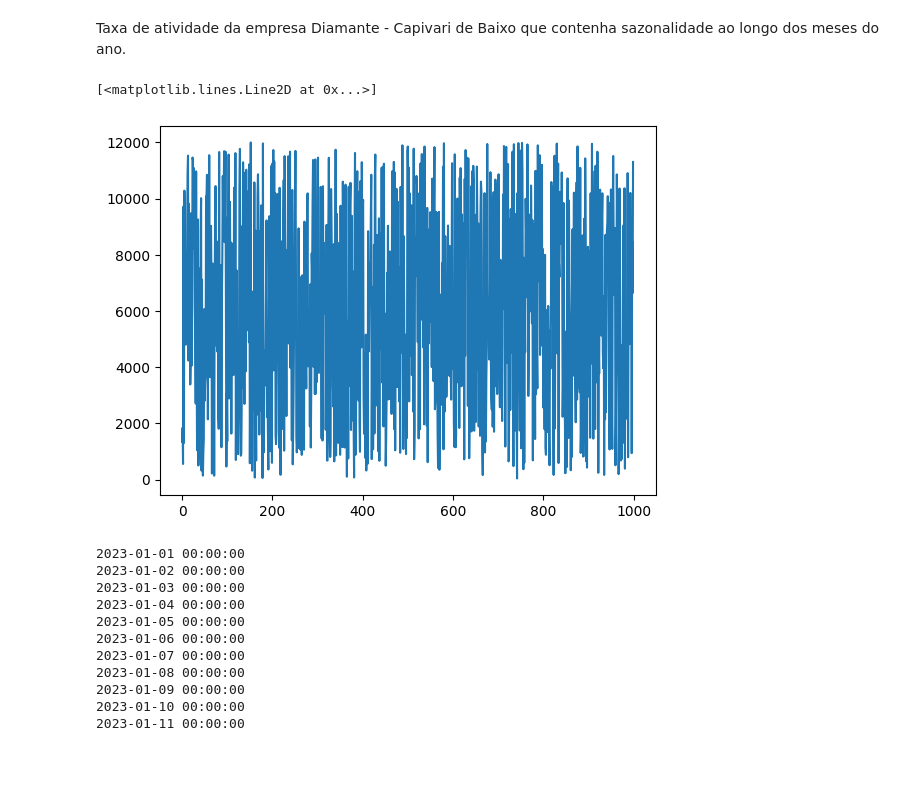
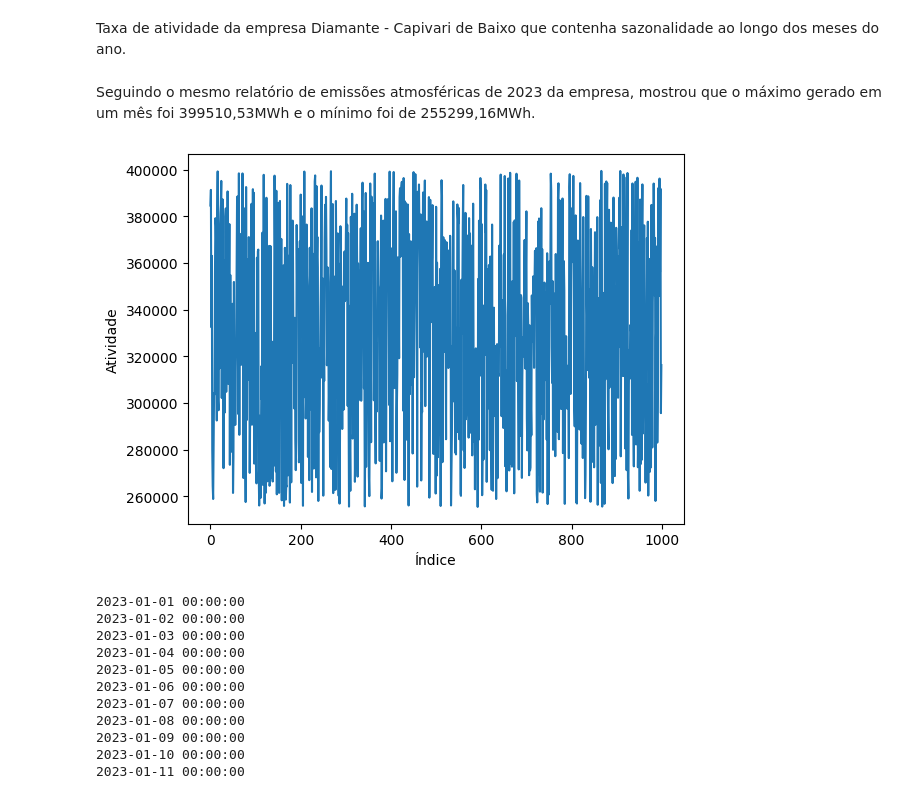
Before and after one commit to brunaboscato/ENS5173_20241, a Jupyter notebook: Atividade01_01.ipynb, the cells around one changed output. Cells and saved outputs as stored; diff of their text form; code cells hidden in the pictures; blank space fills up the shorter version.

```diff
--- a/Atividade01_01.ipynb
+++ b/Atividade01_01.ipynb
@@ -77,21 +78,37 @@ fig.savefig(cwd+'\\figures\\barplot_fatorEmiss.png')
 ## Taxa de atividade aleatória com sazonalidade
 # %% [markdown]
 Taxa de atividade da empresa Diamante - Capivari de Baixo que contenha sazonalidade ao longo dos meses do ano.
+# %% [markdown]
+Seguindo o mesmo relatório de emissões atmosféricas de 2023 da empresa, mostrou que o máximo gerado em um mês foi 399510,53MWh e o mínimo foi de 255299,16MWh.
 # %%
-# Criando vetor de valores aleatórios
 import numpy as np
-atvMax = 12000
-atvMin = 0
+import matplotlib.pyplot as plt
+
+# Definindo os valores máximo e mínimo da atividade
+
+atvMax = 399510.53
+atvMin = 255299.16
+
+# Definindo o número de valores aleatórios a serem gerados
 n = 1000
-atv = (atvMax - atvMin)*np.random.rand(n) + atvMin
-#print(atv)
 
-# Criando uma figura com os valores aleatórios
-fig, ax= plt.subplots()
+# Gerando os valores aleatórios de atividade
+atv = (atvMax - atvMin) * np.random.rand(n) + atvMin
+
+# Criando uma figura e um eixo para o gráfico
+fig, ax = plt.subplots()
+
+# Plotando os valores aleatórios de atividade
 ax.plot(atv)
+
+# Adicionando rótulos aos eixos
+ax.set_xlabel('Índice')
+ax.set_ylabel('Atividade')
+
+# Exibindo o gráfico
+plt.show()
 # %% [output]
-[<matplotlib.lines.Line2D at 0x...>]
-[figure, old version]
+[figure, new version]
 # %%
 # Criar um vetor com as datas
 from datetime import datetime, timedelta
```
Also changed, not shown: parts of 8 cells of this notebook.
